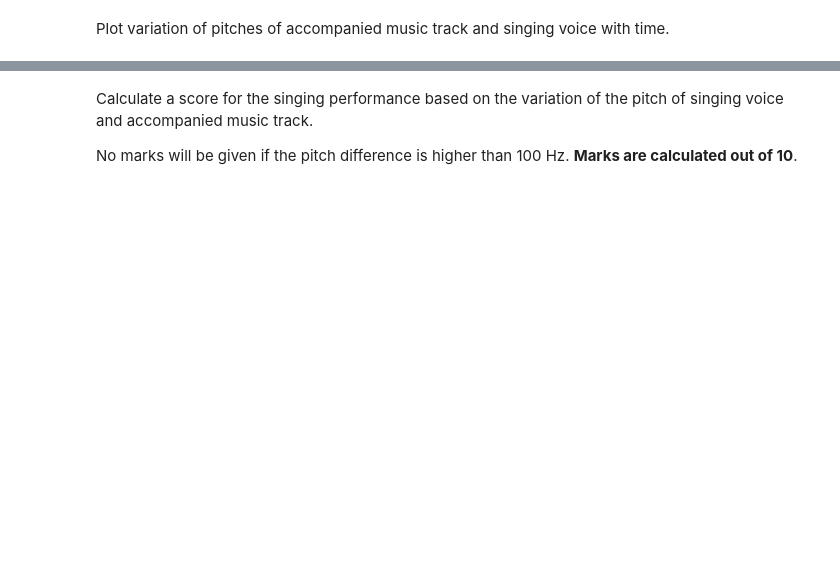
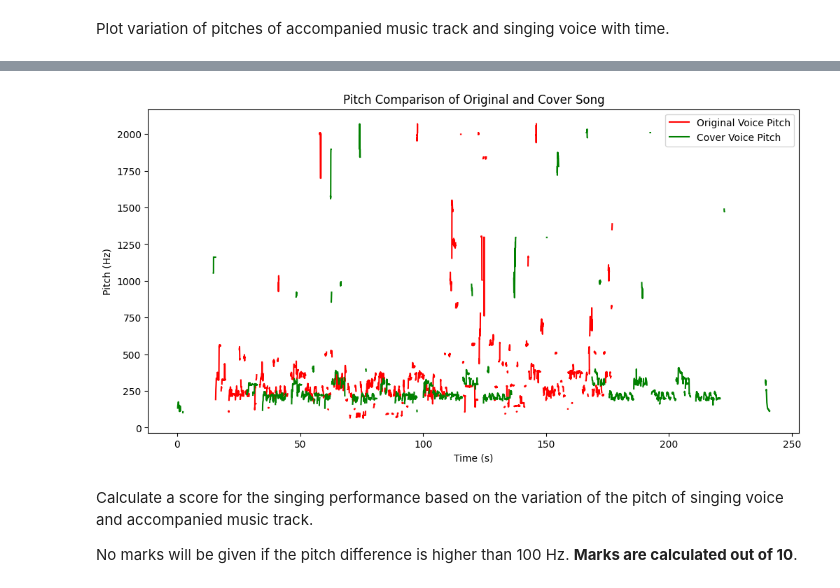
Before and after one commit to AshenWijesingha/CSAnalyzer, a Jupyter notebook: CoverSongAnalyzer.ipynb, the cells around one changed output, grey strips where cells are left out. Drawn from its saved outputs; the diff is of its cells as text; code cells hidden in the pictures; blank space fills up the shorter version.

```diff
--- a/CoverSongAnalyzer.ipynb
+++ b/CoverSongAnalyzer.ipynb
@@ -210,3 +319,51 @@ plt.show()
+# %%
+# # Create a time vector
+# times = librosa.times_like(f0_original_audio)
+
+# # Interpolate f0_cover_audio to match the length of times
+# interp_func = interp1d(times, f0_original_audio)
+# interpolated_f0_cover_audio = interp_func(times, f0_cover_audio)
+
+# # Now you can plot both arrays
+# plt.plot(times, f0_original_audio, label='Original Audio Pitch', color='blue')
+# plt.plot(times, interpolated_f0_cover_audio, label='Cover Audio Pitch', color='red')
+
+# # Trim f0_cover_audio to match the length of times
+# f0_cover_audio = f0_cover_audio[:len(times)]
+
+# # Now you can plot both arrays
+# plt.plot(times, f0_original_audio, label='Original Audio Pitch', color='blue')
+# plt.plot(times, f0_cover_audio, label='Cover Audio Pitch', color='red')
+
+# plt.figure(figsize=(12, 6))
+# # plt.plot(times, f0_original_audio, label='Original Audio Pitch', color='blue')
+# # plt.plot(times, f0_cover_audio, label='Cover Audio Pitch', color='red')
+# plt.title('Pitch Comparison of Original and Cover Song')
+# plt.xlabel('Time (s)')
+# plt.ylabel('Pitch (Hz)')
+# plt.legend()
+# plt.show()
+
+# y_original_voice - y_voice - f0_voice - f0_original_audio
+# y_cover_voice - y_instrument - f0_instrument - f0_cover_audio
+
+
+
+# Create a time vector
+times = librosa.times_like(f0_original_audio)
+times1 = librosa.times_like(f0_cover_audio)
+
+plt.figure(figsize=(12, 6))
+plt.plot(times, f0_original_audio, label='Original Voice Pitch', color='red')
+plt.plot(times1, f0_cover_audio, label='Cover Voice Pitch', color='green')
+plt.title('Pitch Comparison of Original and Cover Song')
+plt.xlabel('Time (s)')
+plt.ylabel('Pitch (Hz)')
+plt.legend()
+
+plt.show()
+# %% [output]
+[figure, added]
 # %% [markdown]
 Calculate a score for the singing performance based on the variation of the pitch of singing voice and accompanied music track.
 
```
Also changed, not shown: parts of 18 cells of this notebook, 2 other files.
